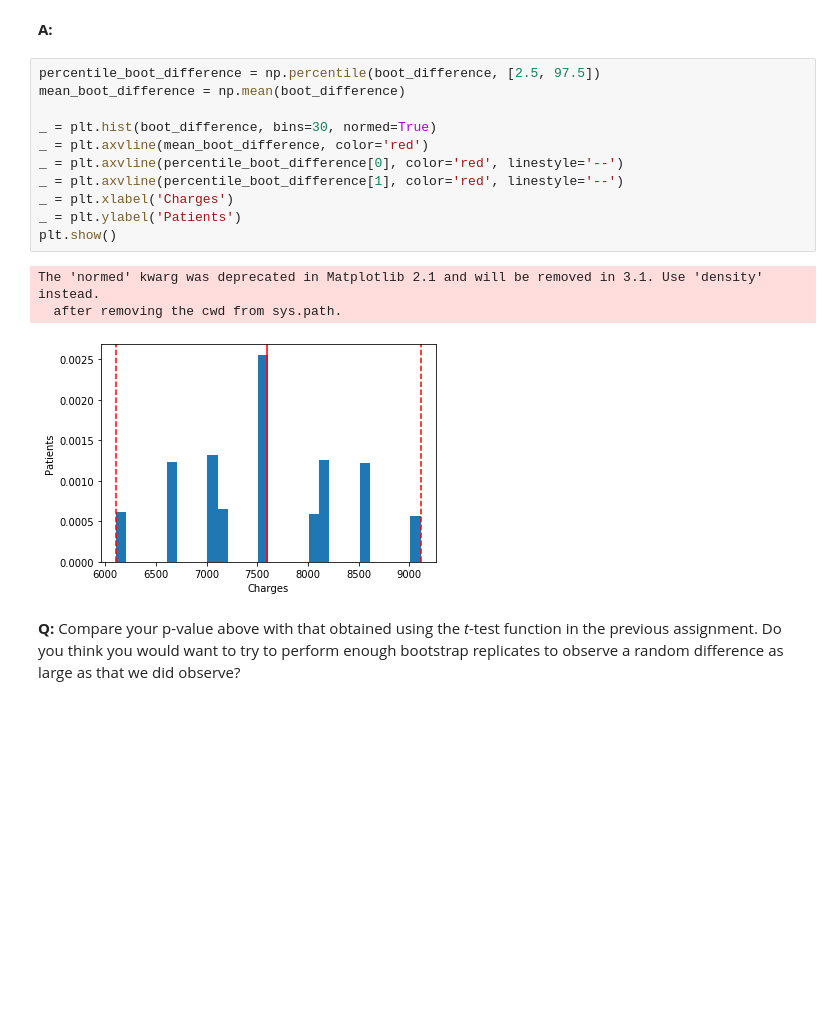
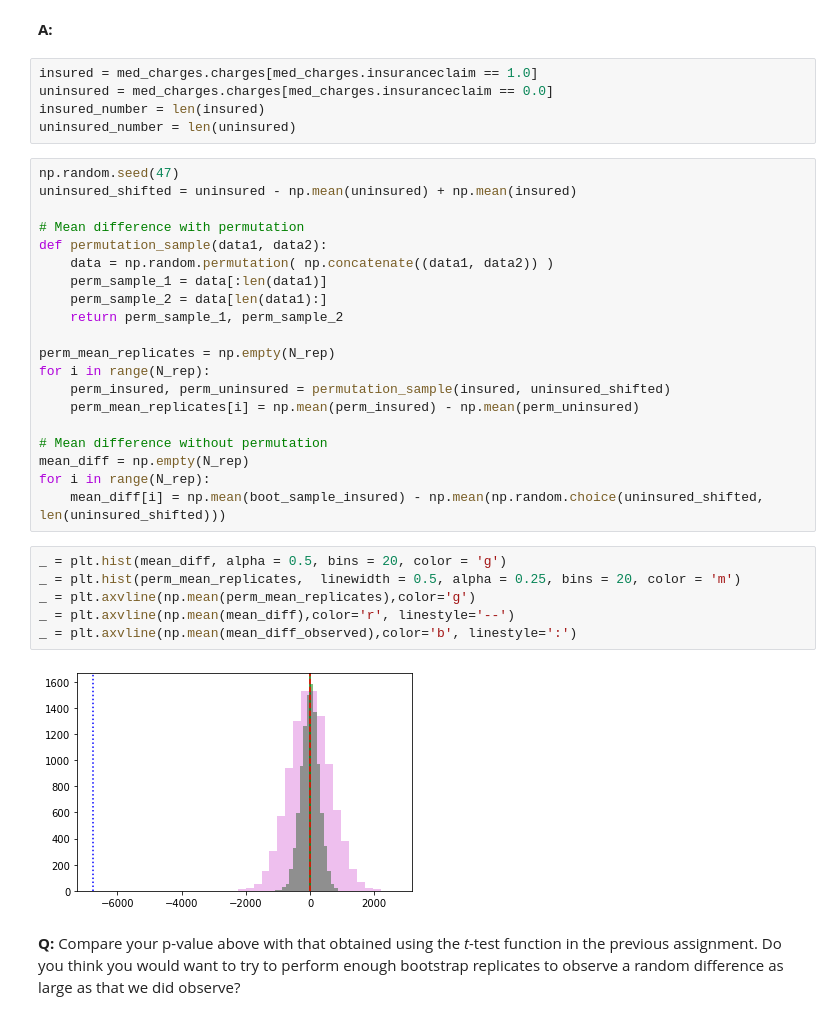
Before and after one commit to ajwal14/Springboard-DSBC, a Jupyter notebook: inferential_statistics_2-Q.ipynb, the cells around one changed output. Cells and saved outputs as stored; diff of their text form; blank space fills up the shorter version.

```diff
--- a/inferential_statistics_2-Q.ipynb
+++ b/inferential_statistics_2-Q.ipynb
@@ -171,21 +172,39 @@ p_value
 __Q:__ To put the above result in perspective, plot the histogram of your bootstrapped differences along with lines marking the locations of the observed difference. (Why would we plot more than one line, given that we only have one observed difference?)
 # %% [markdown]
 __A:__
-# %%
-percentile_boot_difference = np.percentile(boot_difference, [2.5, 97.5])
-mean_boot_difference = np.mean(boot_difference)
-
-_ = plt.hist(boot_difference, bins=30, normed=True)
-_ = plt.axvline(mean_boot_difference, color='red')
-_ = plt.axvline(percentile_boot_difference[0], color='red', linestyle='--')
-_ = plt.axvline(percentile_boot_difference[1], color='red', linestyle='--')
-_ = plt.xlabel('Charges')
-_ = plt.ylabel('Patients')
-plt.show()
-# %% [output]
-The 'normed' kwarg was deprecated in Matplotlib 2.1 and will be removed in 3.1. Use 'density' instead.
-  after removing the cwd from sys.path.
-[figure, removed]
+# %%
+insured = med_charges.charges[med_charges.insuranceclaim == 1.0]
+uninsured = med_charges.charges[med_charges.insuranceclaim == 0.0]
+insured_number = len(insured)
+uninsured_number = len(uninsured)
+# %%
+np.random.seed(47)
+uninsured_shifted = uninsured - np.mean(uninsured) + np.mean(insured)
+
+# Mean difference with permutation
+def permutation_sample(data1, data2):
+    data = np.random.permutation( np.concatenate((data1, data2)) )
+    perm_sample_1 = data[:len(data1)]
+    perm_sample_2 = data[len(data1):]
+    return perm_sample_1, perm_sample_2
+
+perm_mean_replicates = np.empty(N_rep)
+for i in range(N_rep):
+    perm_insured, perm_uninsured = permutation_sample(insured, uninsured_shifted)
+    perm_mean_replicates[i] = np.mean(perm_insured) - np.mean(perm_uninsured)
+
+# Mean difference without permutation
+mean_diff = np.empty(N_rep)
+for i in range(N_rep):
+    mean_diff[i] = np.mean(boot_sample_insured) - np.mean(np.random.choice(uninsured_shifted, len(uninsured_shifted)))
+# %%
+_ = plt.hist(mean_diff, alpha = 0.5, bins = 20, color = 'g')
+_ = plt.hist(perm_mean_replicates,  linewidth = 0.5, alpha = 0.25, bins = 20, color = 'm')
+_ = plt.axvline(np.mean(perm_mean_replicates),color='g')
+_ = plt.axvline(np.mean(mean_diff),color='r', linestyle='--')
+_ = plt.axvline(np.mean(mean_diff_observed),color='b', linestyle=':')
+# %% [output]
+[figure, added]
 # %% [markdown]
 __Q:__ Compare your p-value above with that obtained using the _t_-test function in the previous assignment. Do you think you would want to try to perform enough bootstrap replicates to observe a random difference as large as that we did observe?
 # %% [markdown]
```
Also changed, not shown: parts of 2 cells of this notebook.
